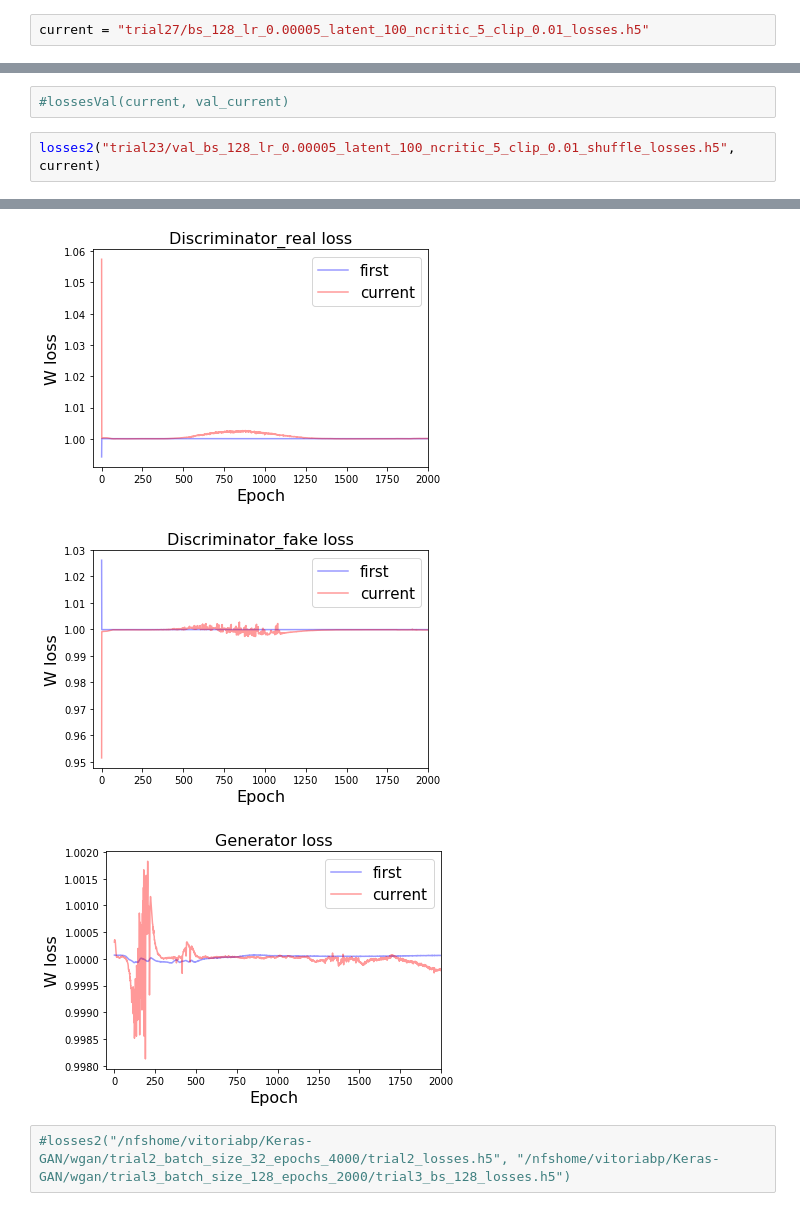
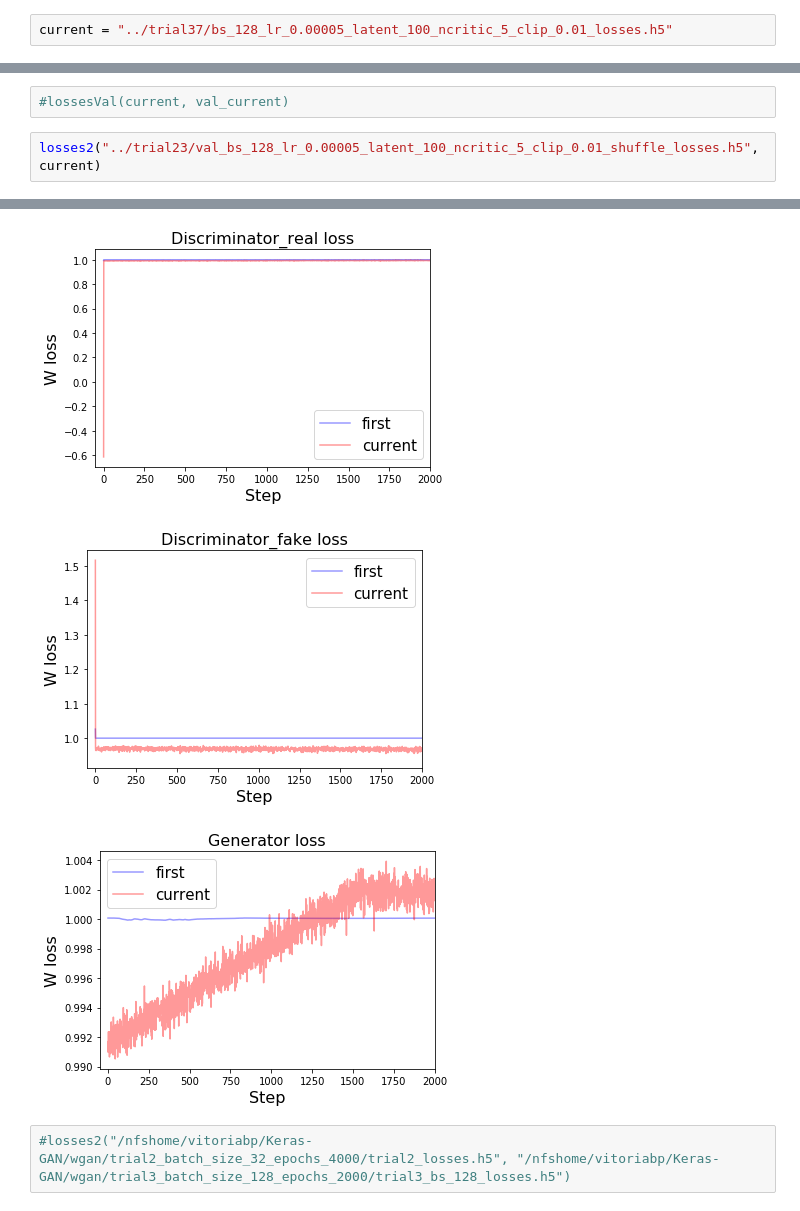
Before and after one commit to vitoriapacela/hgcal_wgan, a Jupyter notebook: notebooks/plot_losses.ipynb, the cells around one changed output, grey strips where cells are left out. Cells and saved outputs as stored; diff of their text form.

```diff
--- a/notebooks/plot_losses.ipynb
+++ b/notebooks/plot_losses.ipynb
@@ -5,7 +5,7 @@ import matplotlib.pyplot as plt
 # %%
 from plots import read_h5, plotLoss, losses, plotLossVal, lossesVal, plotLoss2, losses2, plotRealFake, lossesRealFake
 # %%
-current = "trial27/bs_128_lr_0.00005_latent_100_ncritic_5_clip_0.01_losses.h5"
+current = "../trial37/bs_128_lr_0.00005_latent_100_ncritic_5_clip_0.01_losses.h5"
 # %%
 losses(current)
 # %% [output]
@@ -36,5 +50,5 @@ losses(current)
 # %%
 #lossesVal(current, val_current)
 # %%
-losses2("trial23/val_bs_128_lr_0.00005_latent_100_ncritic_5_clip_0.01_shuffle_losses.h5", current)
+losses2("../trial23/val_bs_128_lr_0.00005_latent_100_ncritic_5_clip_0.01_shuffle_losses.h5", current)
 # %% [output]
@@ -42,6 +56,6 @@ losses2("trial23/val_bs_128_lr_0.00005_latent_100_ncritic_5_clip_0.01_shuffle_lo
-[figure, old version]
+[figure, new version]
-[figure, old version]
+[figure, new version]
-[figure, old version]
+[figure, new version]
 # %%
 #losses2("/nfshome/vitoriabp/Keras-GAN/wgan/trial2_batch_size_32_epochs_4000/trial2_losses.h5", "/nfshome/vitoriabp/Keras-GAN/wgan/trial3_batch_size_128_epochs_2000/trial3_bs_128_losses.h5")
 # %%
```
Also changed, not shown: parts of 11 cells of this notebook, 5 other files.
